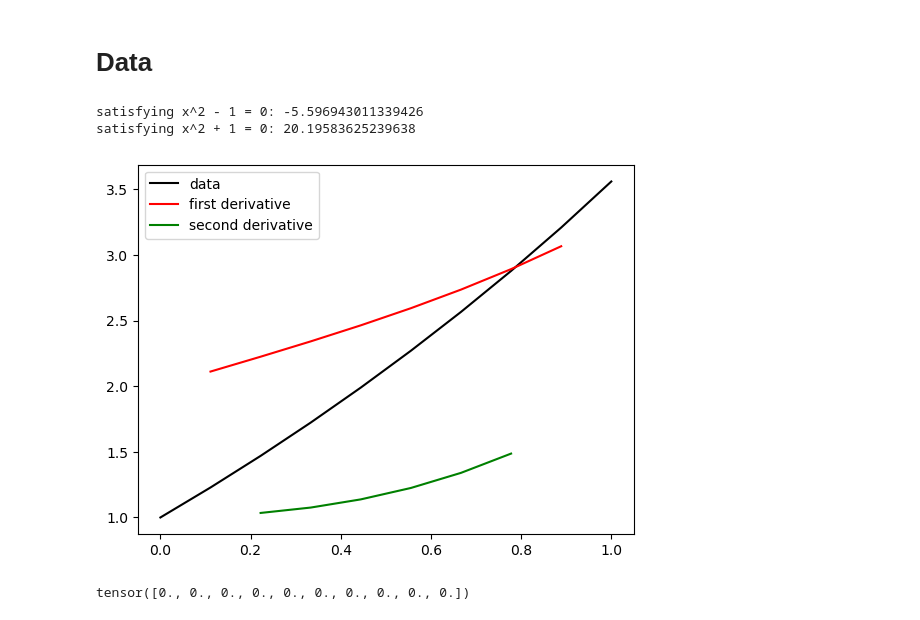
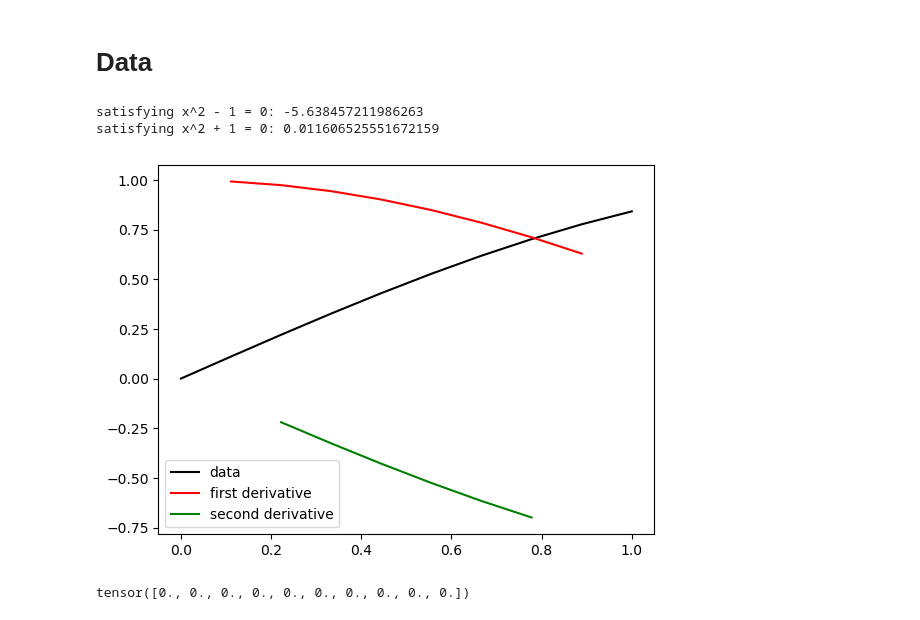
Before and after one commit to ABesginow/LaplaceKernelSearch, a Jupyter notebook: exploration_tests/gradsem_ODE.ipynb, the cells around one changed output. Saved outputs shown, nothing was run; the diff lists cells and outputs as text; code cells hidden in the pictures.

```diff
--- a/exploration_tests/gradsem_ODE.ipynb
+++ b/exploration_tests/gradsem_ODE.ipynb
@@ -584,40 +584,40 @@ figure_path = "grad_figures"
 # 2) Something about the exp. kernel is wrong. Check the satisfaction of the differential equation numerically at several stages
 # 2.1 Does the data satisfy the differential equation? YES, up to 1e-2 at least, which is ok-ish, given I have to approximate a 2nd derivative
 # 2.2 Does the cov. matrix satisfy the differential equation? YES
 # 2.3 Does the mean satisfy the differential equation? YES
 
 # Oh and also: Draw the posterior instead of the likelihood in your MCMC plots
 # i.e. multiply with the prior at these points, as this is more true to what MCMC is doing
 COUNT = int(10)
 train_x = torch.linspace(int(0), int(1), COUNT)
 #dataset_name="exp"
 #train_y = torch.exp(train_x)
 #dataset_name="exp + exp"
 #train_y = torch.exp(train_x) + float(1.0)*torch.exp(-train_x)
 
-#dataset_name="sin"
-#train_y = torch.sin(train_x*float(1.0))
-dataset_name="none"
-train_y = torch.exp(train_x) + torch.sin(train_x)
+dataset_name="sin"
+train_y = torch.sin(train_x*float(1.0))
+#dataset_name="none"
+#train_y = torch.exp(train_x) + torch.sin(train_x)
 
 
 # approximative first derivative
 derivative = torch.gradient(train_y, spacing=(train_x,))
 snd_deriv = torch.gradient(derivative[0], spacing=(train_x,))
 print(f"satisfying x^2 - 1 = 0: {torch.sum(snd_deriv[0][2:-2] - train_y[2:-2])}")
 print(f"satisfying x^2 + 1 = 0: {torch.sum(snd_deriv[0][2:-2] + train_y[2:-2])}")
 #x^2 - 1
 
 plt.plot(train_x, train_y, c="black")
 plt.plot(train_x[1:-1], derivative[0][1:-1], c="red")
 plt.plot(train_x[2:-2], snd_deriv[0][2:-2], c="green")
 plt.legend(["data", "first derivative", "second derivative"])
 tikzplotlib.save(f"{figure_path}/data_{dataset_name}.tex")
 plt.savefig(f"{figure_path}/data_{dataset_name}.png")
 # %% [output]
-satisfying x^2 - 1 = 0: -5.596943011339426
-satisfying x^2 + 1 = 0: 20.19583625239638
+satisfying x^2 - 1 = 0: -5.638457211986263
+satisfying x^2 + 1 = 0: 0.011606525551672159
-[figure, old version]
+[figure, new version]
 # %%
 train_x-train_x.t()
 # %% [output]
```
Also changed, not shown: parts of 22 cells of this notebook, 1 other file.
